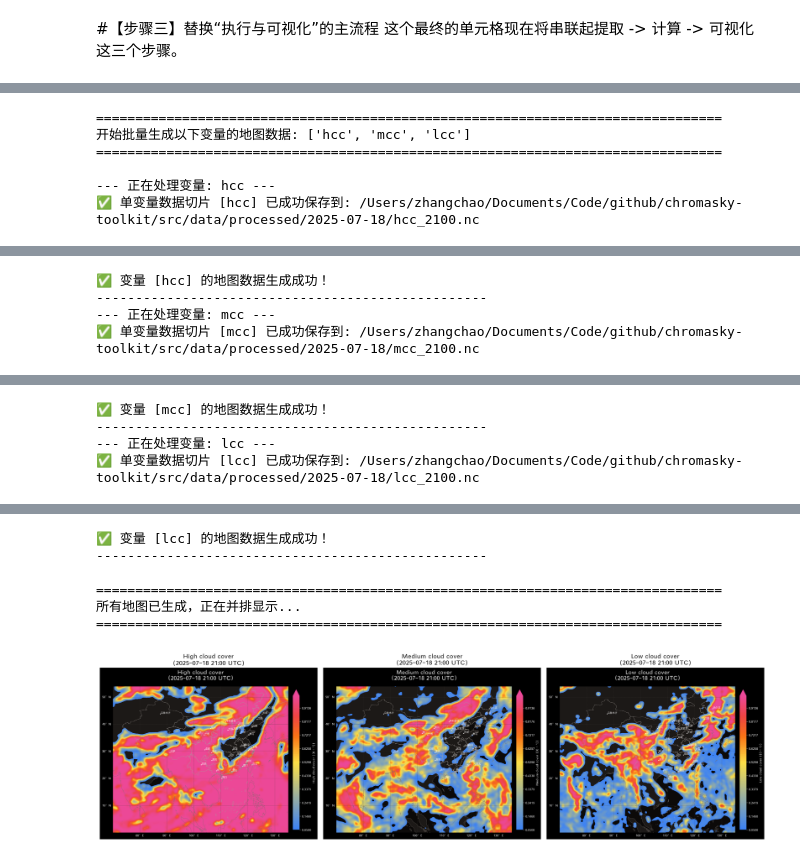
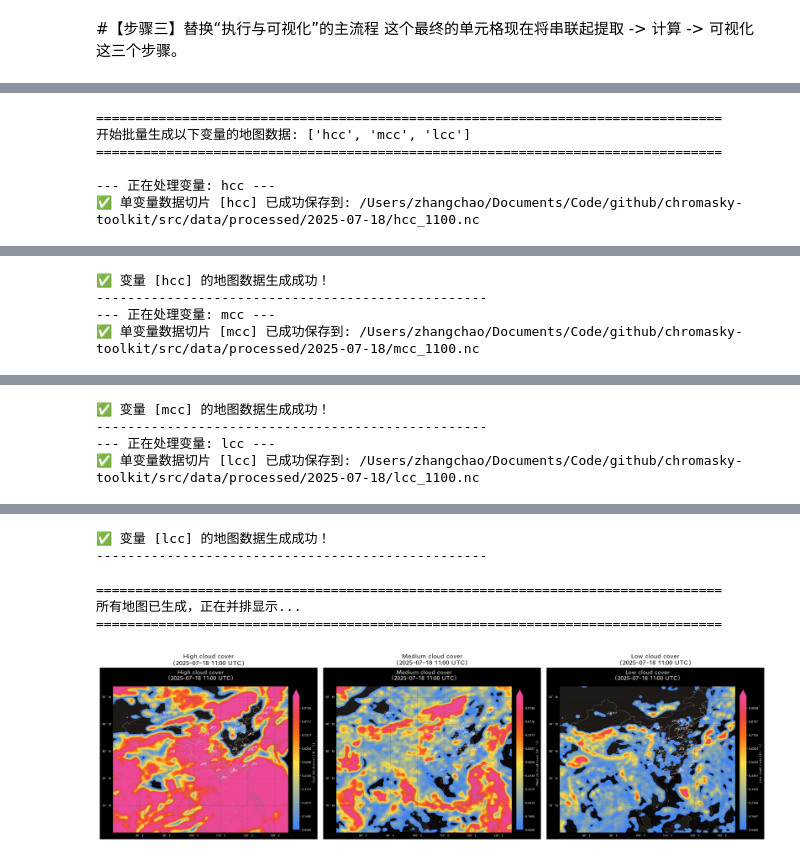
Before and after one commit to lanseria/chromasky-toolkit, a Jupyter notebook: notebooks/02_data_processed.ipynb, the cells around one changed output, grey strips where cells are left out. Saved outputs shown, nothing was run; the diff lists cells and outputs as text; code cells hidden in the pictures.

```diff
--- a/notebooks/02_data_processed.ipynb
+++ b/notebooks/02_data_processed.ipynb
@@ -123,7 +123,7 @@ if 'raw_data_path' not in locals() or not raw_data_path.exists():
     print("❌ 原始数据文件 'raw_data_path' 未定义或不存在，无法继续。")
 else:
     target_utc_date = TARGET_DATE_STR
-    target_utc_time = "21:00"
+    target_utc_time = "11:00"
     variables_to_process = ["hcc", "mcc", "lcc"]
 
     # --- 步骤 2: 循环生成所有图像数据，并收集起来 ---
@@ -230,4 +230,4 @@ else:
 ================================================================================
 
 --- 正在处理变量: hcc ---
-✅ 单变量数据切片 [hcc] 已成功保存到: /Users/zhangchao/Documents/Code/github/chromasky-toolkit/src/data/processed/2025-07-18/hcc_2100.nc
+✅ 单变量数据切片 [hcc] 已成功保存到: /Users/zhangchao/Documents/Code/github/chromasky-toolkit/src/data/processed/2025-07-18/hcc_1100.nc
@@ -237,4 +237,4 @@ else:
 ✅ 变量 [hcc] 的地图数据生成成功！
 --------------------------------------------------
 --- 正在处理变量: mcc ---
-✅ 单变量数据切片 [mcc] 已成功保存到: /Users/zhangchao/Documents/Code/github/chromasky-toolkit/src/data/processed/2025-07-18/mcc_2100.nc
+✅ 单变量数据切片 [mcc] 已成功保存到: /Users/zhangchao/Documents/Code/github/chromasky-toolkit/src/data/processed/2025-07-18/mcc_1100.nc
@@ -244,4 +244,4 @@ else:
 ✅ 变量 [mcc] 的地图数据生成成功！
 --------------------------------------------------
 --- 正在处理变量: lcc ---
-✅ 单变量数据切片 [lcc] 已成功保存到: /Users/zhangchao/Documents/Code/github/chromasky-toolkit/src/data/processed/2025-07-18/lcc_2100.nc
+✅ 单变量数据切片 [lcc] 已成功保存到: /Users/zhangchao/Documents/Code/github/chromasky-toolkit/src/data/processed/2025-07-18/lcc_1100.nc
@@ -249,7 +249,7 @@ else:
 ✅ 变量 [lcc] 的地图数据生成成功！
 --------------------------------------------------
 
 ================================================================================
 所有地图已生成，正在并排显示...
 ================================================================================
-[figure, old version]
+[figure, new version]
```
Also changed, not shown: parts of 1 cell of this notebook, 6 other files.
